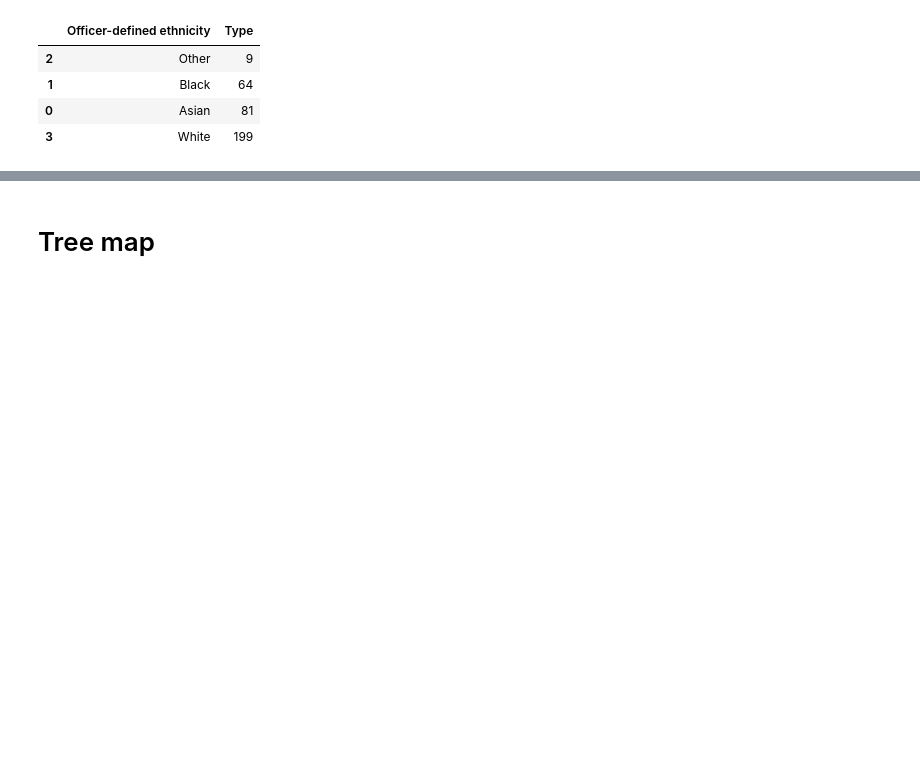
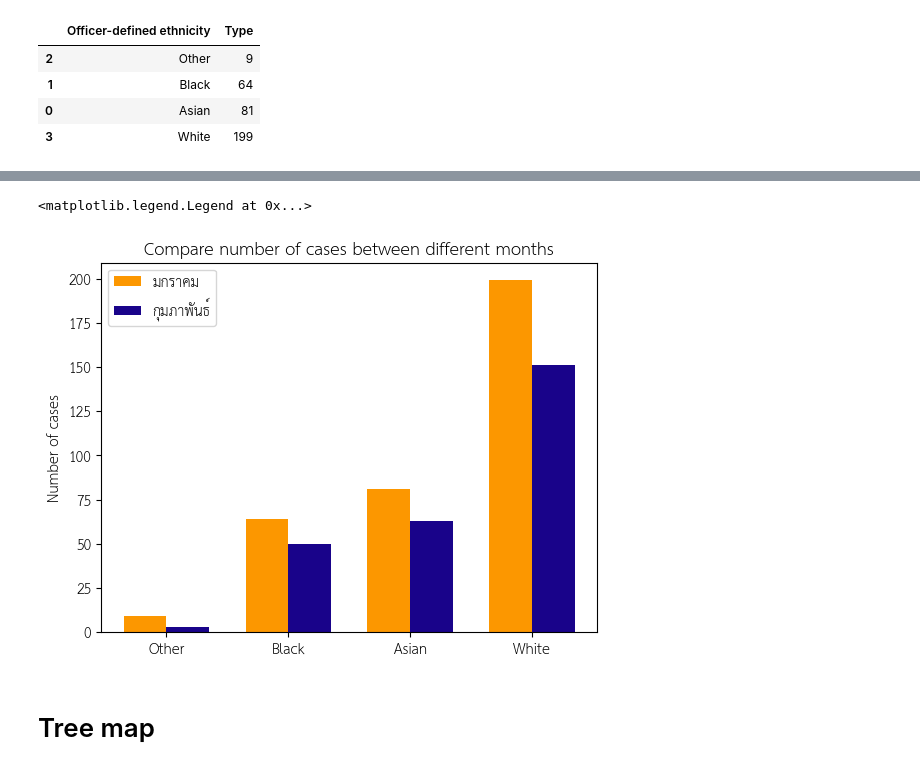
Before and after one commit to Thanyarat281-6/dataviz2025, a Jupyter notebook: Visualize_Data_Comparison_2025.ipynb, the cells around one changed output, grey strips where cells are left out. Cells and saved outputs as stored; diff of their text form; code cells hidden in the pictures; blank space fills up the shorter version.

```diff
--- a/Visualize_Data_Comparison_2025.ipynb
+++ b/Visualize_Data_Comparison_2025.ipynb
@@ -314,3 +322,22 @@ compared_police_eth1
+# %%
+x = np.arange(len(compared_police_eth1))  # the label locations
+width = 0.35  # the width of the bars
+
+# โค้ดหลัก
+fig, ax = plt.subplots()
+rects1 = ax.bar(x - width/2, compared_police_eth1['Type'], width, label='มกราคม',color = '#fc9700')
+rects2 = ax.bar(x + width/2, compared_police_eth2['Type'], width, label='กุมภาพันธ์', color = '#19038a')
+
+#โค้ดที่ทำให้คนอื่นรู้
+ax.set_ylabel('Number of cases')
+ax.set_title('Compare number of cases between different months')
+ax.set_xticks(x)
+ax.set_xticklabels(compared_police_eth1['Officer-defined ethnicity'])
+
+ax.legend()
+# %% [output]
+<matplotlib.legend.Legend at 0x...>
+[figure, added]
 # %% [markdown]
 # Tree map
 # %%
```
Also changed, not shown: parts of 11 cells of this notebook.
